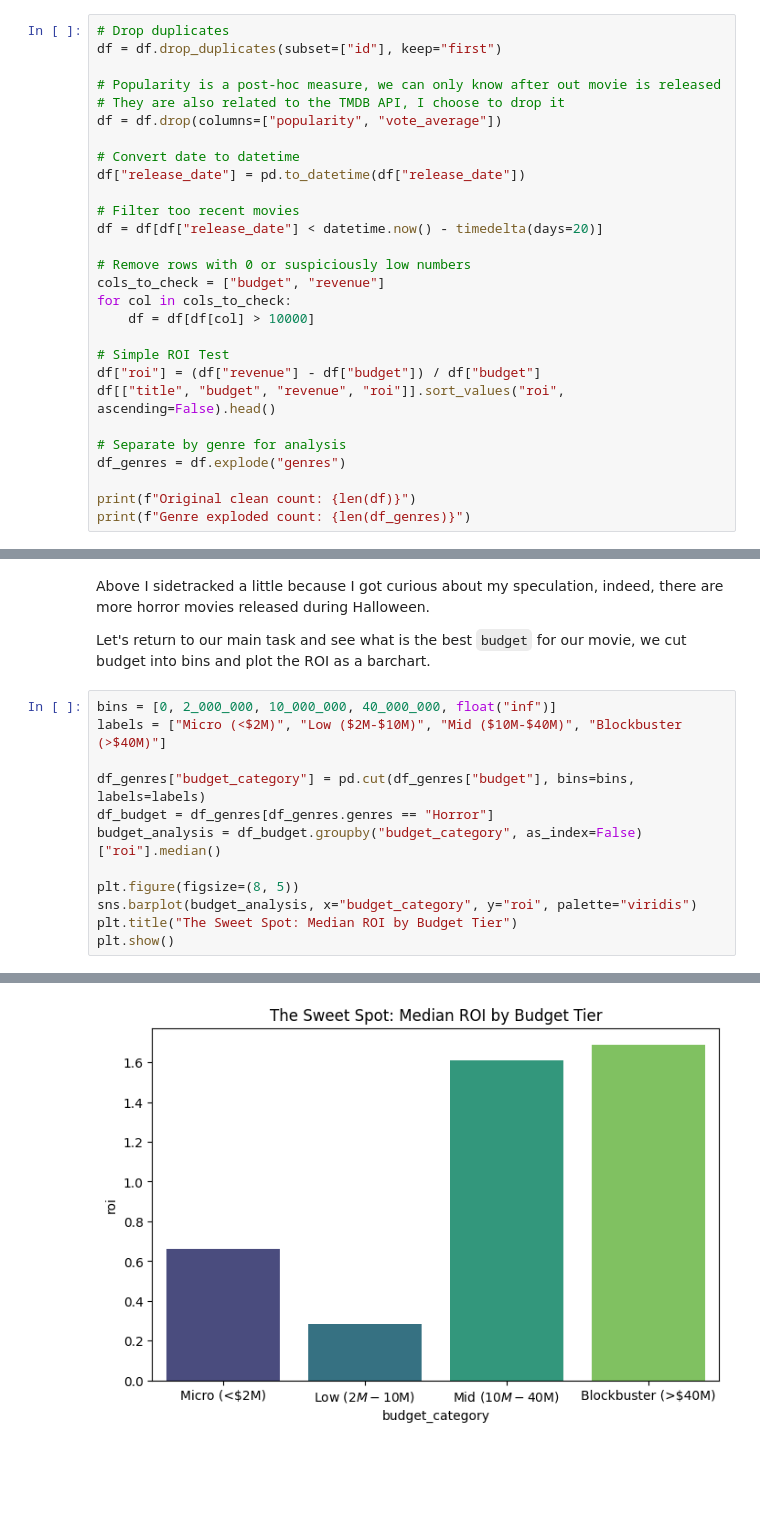
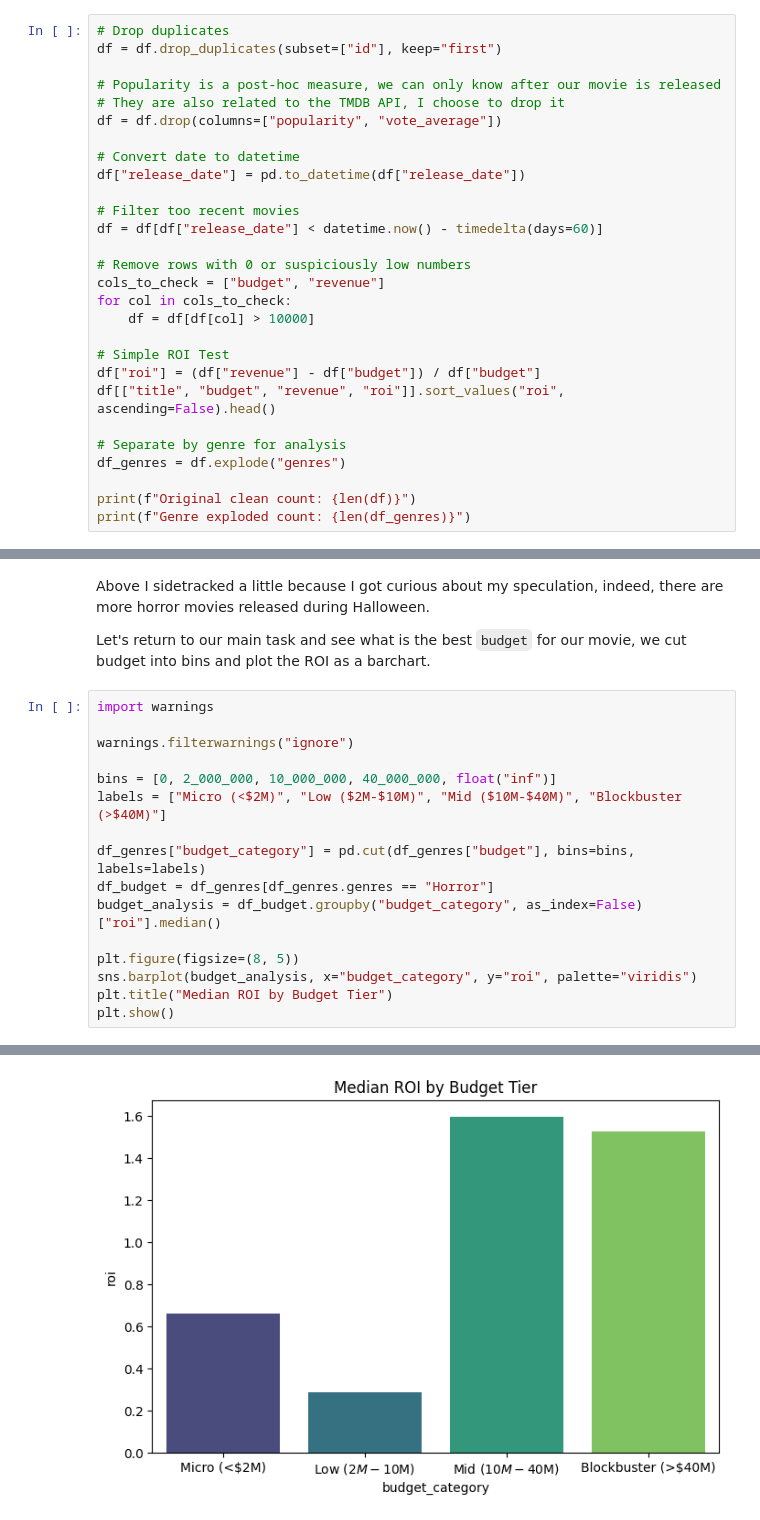
Before and after one commit to diegopetrola/moviedb-data-analysis, a Jupyter notebook: main.ipynb, the cells around one changed output, grey strips where cells are left out. Saved outputs shown, nothing was run; the diff lists cells and outputs as text; blank space fills up the shorter version.

Commit message:
only Conclusion is missing

```diff
--- a/main.ipynb
+++ b/main.ipynb
@@ -179,7 +177,7 @@ df
 # Drop duplicates
 df = df.drop_duplicates(subset=["id"], keep="first")
 
-# Popularity is a post-hoc measure, we can only know after out movie is released
+# Popularity is a post-hoc measure, we can only know after our movie is released
 # They are also related to the TMDB API, I choose to drop it
 df = df.drop(columns=["popularity", "vote_average"])
 
@@ -187,7 +185,7 @@ df = df.drop(columns=["popularity", "vote_average"])
 df["release_date"] = pd.to_datetime(df["release_date"])
 
 # Filter too recent movies
-df = df[df["release_date"] < datetime.now() - timedelta(days=20)]
+df = df[df["release_date"] < datetime.now() - timedelta(days=60)]
 
 # Remove rows with 0 or suspiciously low numbers
 cols_to_check = ["budget", "revenue"]
@@ -399,6 +403,10 @@ Above I sidetracked a little because I got curious about my speculation, indeed,
 
 Let's return to our main task and see what is the best `budget` for our movie, we cut budget into bins and plot the ROI as a barchart.
 # %%
+import warnings
+
+warnings.filterwarnings("ignore")
+
 bins = [0, 2_000_000, 10_000_000, 40_000_000, float("inf")]
 labels = ["Micro (<$2M)", "Low ($2M-$10M)", "Mid ($10M-$40M)", "Blockbuster (>$40M)"]
 
@@ -408,6 +416,6 @@ budget_analysis = df_budget.groupby("budget_category", as_index=False)["roi"].me
 
 plt.figure(figsize=(8, 5))
 sns.barplot(budget_analysis, x="budget_category", y="roi", palette="viridis")
-plt.title("The Sweet Spot: Median ROI by Budget Tier")
+plt.title("Median ROI by Budget Tier")
 plt.show()
 # %% [output]
@@ -417,2 +422,2 @@ Passing `palette` without assigning `hue` is deprecated and will be removed in v
-[figure, old version]
+[figure, new version]
 # %% [markdown]
```
Also changed, not shown: parts of 20 cells of this notebook, 5 other files.
